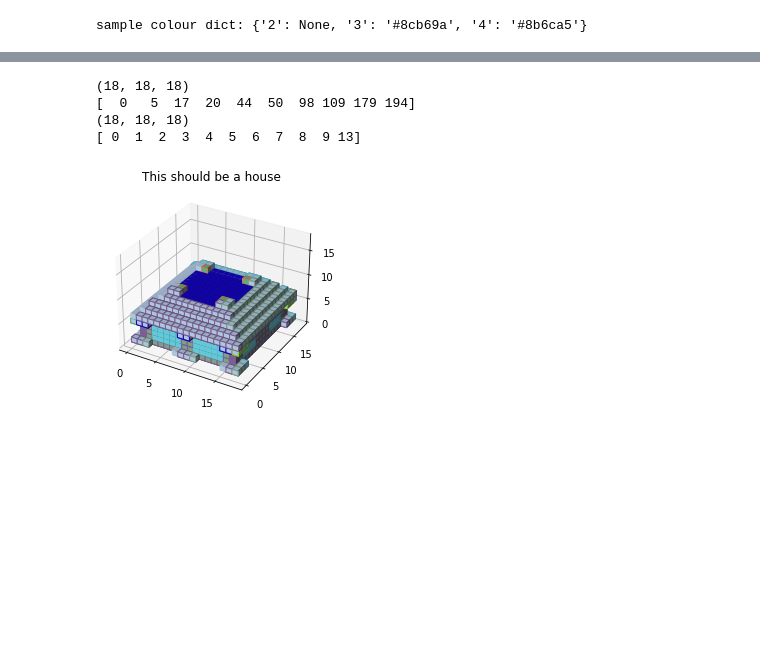
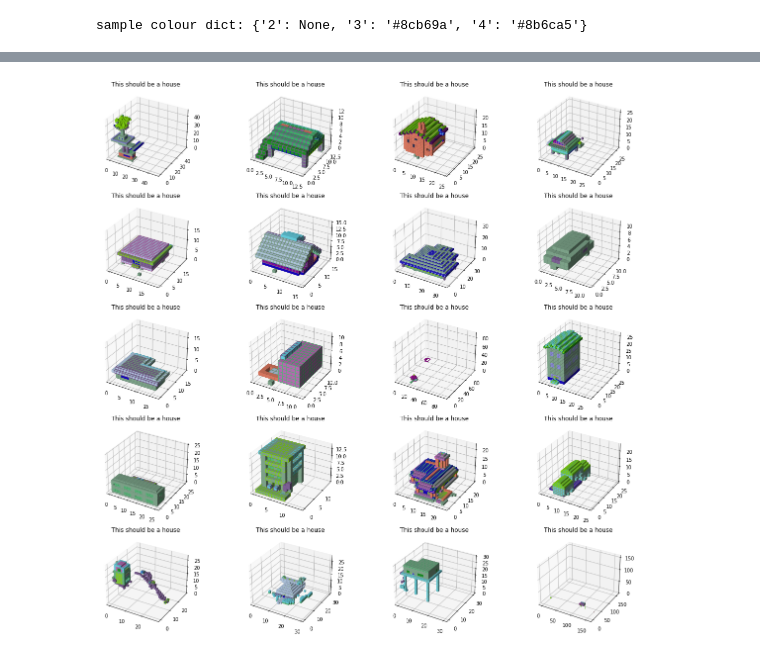
Before and after one commit to chaosarium/3D-GANCA, a Jupyter notebook: dataset/training-visualize.ipynb, the cells around one changed output, grey strips where cells are left out. Cells and saved outputs as stored; diff of their text form; code cells hidden in the pictures; blank space fills up the shorter version.

Commit message:
update visualiser

```diff
--- a/dataset/training-visualize.ipynb
+++ b/dataset/training-visualize.ipynb
@@ -17,7 +26,7 @@ Num suable houses in dir: 2535
 # %%
 def rearrange_sample(house):
     # this rearranges the training sample into an x y z m shape
-    world = rearrange(house, 'z y x m -> x y z m')
+    world = rearrange(house, 'z y x b -> x y z b')
     return world
 # %%
 def trim_world_empty(world):
@@ -107,27 +104,35 @@ plt.show()
 # %%
-def visualise_world(world):
+def visualise_world(worlds, plots_per_row = 4, figsize = (20, 20)):
 
-    (x, y, z, m) = world.shape
+    try:
+        _ = worlds[0][0][0][0][0]
+    except IndexError:
+        worlds = [worlds]
 
-    blockidarray = world[:,:,:,0]
-    print(blockidarray.shape)
-    print(np.unique(blockidarray))
+    fig, axs = plt.subplots(math.ceil(len(worlds)/plots_per_row), plots_per_row, figsize = figsize, subplot_kw={"projection": '3d', "adjustable": 'box'})
 
-    blockmetaarray = world[:,:,:,1]
-    print(blockmetaarray.shape)
-    print(np.unique(blockmetaarray))
+    try:
+        _ = axs[0][0]
+    except:
+        axs = [axs]
 
-    color_dict = get_color_dict(np.unique(blockidarray))
+    r, c = 0, 0
+    for world in tqdm(worlds):
 
-    colors = convert_to_color(blockidarray, color_dict)
+        (x, y, z, b) = world.shape
+        blockidarray, blockmetaarray = world[:,:,:,0], world[:,:,:,1]
 
-    meta_color_dict = get_color_dict(np.unique(blockmetaarray))
+        color_dict = get_color_dict(np.unique(blockidarray))
+        colors = convert_to_color(blockidarray, color_dict)
 
-    edge_colors = convert_to_color(blockmetaarray, meta_color_dict)
+        meta_color_dict = get_color_dict(np.unique(blockmetaarray))
+        edge_colors = convert_to_color(blockmetaarray, meta_color_dict)
 
-    fig = plt.figure()
-    ax = fig.add_subplot(projection='3d', adjustable='box')
-    ax.title.set_text('This should be a house')
-    ax.voxels(blockidarray, facecolors=colors, edgecolors=edge_colors)
+        axs[r][c].title.set_text('This should be a house')
+        axs[r][c].voxels(blockidarray, facecolors=colors, edgecolors=edge_colors)
+        c += 1
+        if c == plots_per_row:
+            c = 0
+            r += 1
 
     plt.show()
@@ -134,8 +143,4 @@ def visualise_world(world):
 # %%
-visualise_world(sample_houses[1])
+visualise_world(sample_houses)
 # %% [output]
-(18, 18, 18)
-[  0   5  17  20  44  50  98 109 179 194]
-(18, 18, 18)
-[ 0  1  2  3  4  5  6  7  8  9 13]
-[figure, old version]
+[figure, new version]
```
Also changed, not shown: parts of 19 cells of this notebook, 1 other file.
